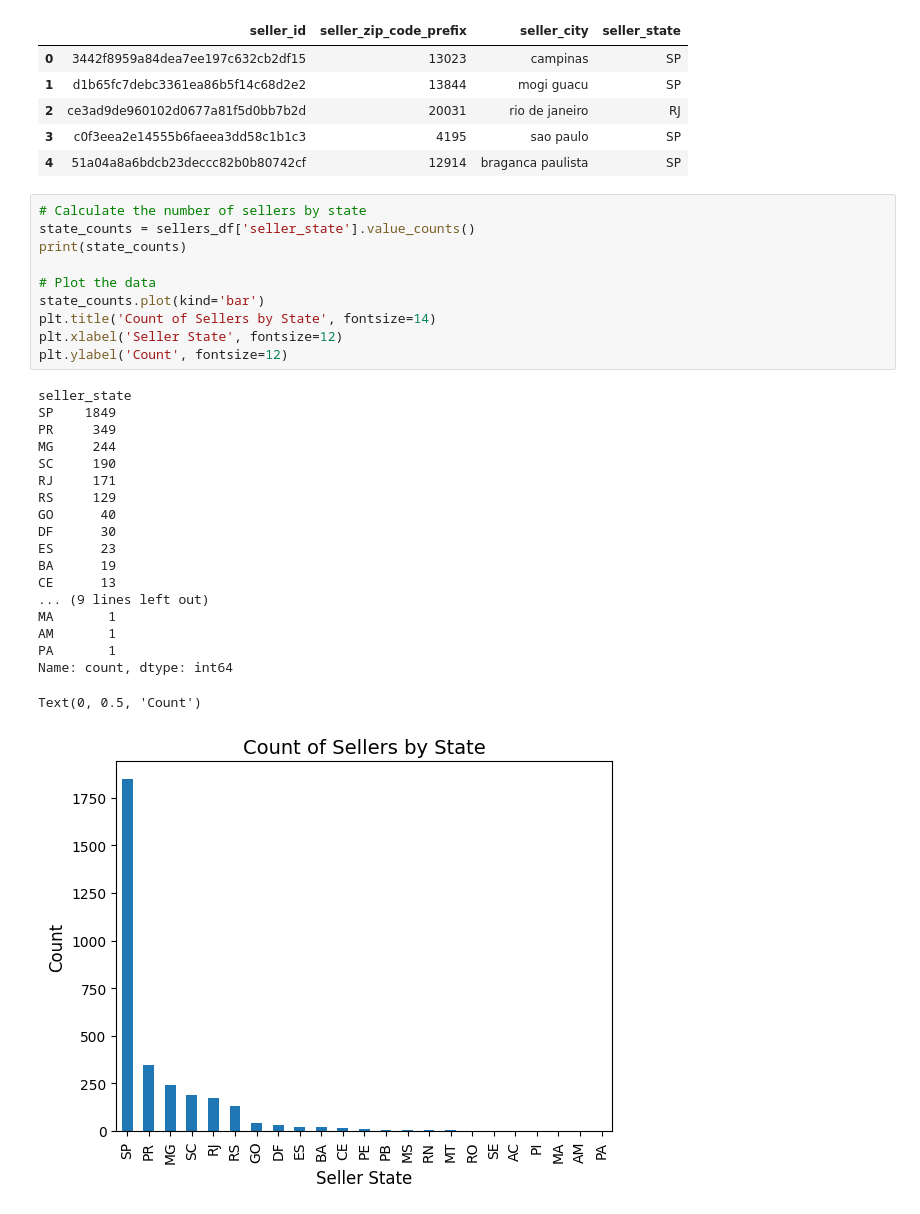
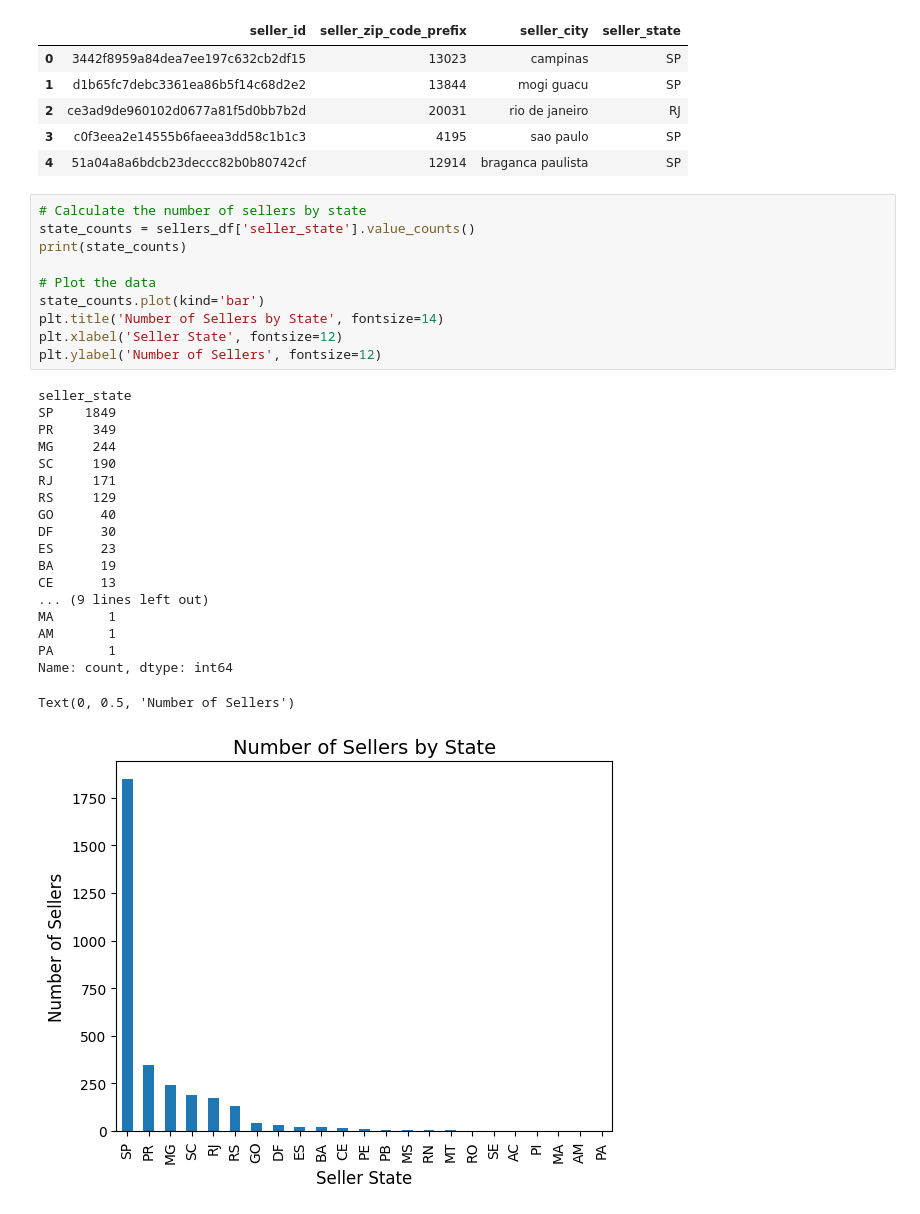
Before and after one commit to bradleytkay/python-practice-1-target-sales, a Jupyter notebook: target-sales-eda.ipynb, the cells around one changed output. Saved outputs shown, nothing was run; the diff lists cells and outputs as text.

```diff
--- a/target-sales-eda.ipynb
+++ b/target-sales-eda.ipynb
@@ -453,30 +453,30 @@ sellers_df.head()
 # %%
 # Calculate the number of sellers by state
 state_counts = sellers_df['seller_state'].value_counts()
 print(state_counts)
 
 # Plot the data
 state_counts.plot(kind='bar')
-plt.title('Count of Sellers by State', fontsize=14)
+plt.title('Number of Sellers by State', fontsize=14)
 plt.xlabel('Seller State', fontsize=12)
-plt.ylabel('Count', fontsize=12)
+plt.ylabel('Number of Sellers', fontsize=12)
 # %% [output]
 seller_state
 SP    1849
 PR     349
 MG     244
 SC     190
 RJ     171
 RS     129
 GO      40
 DF      30
 ES      23
 BA      19
 CE      13
 ... (9 lines left out)
 MA       1
 AM       1
 PA       1
 Name: count, dtype: int64
-Text(0, 0.5, 'Count')
+Text(0, 0.5, 'Number of Sellers')
-[figure, old version]
+[figure, new version]
```
Also changed, not shown: parts of 4 cells of this notebook.
